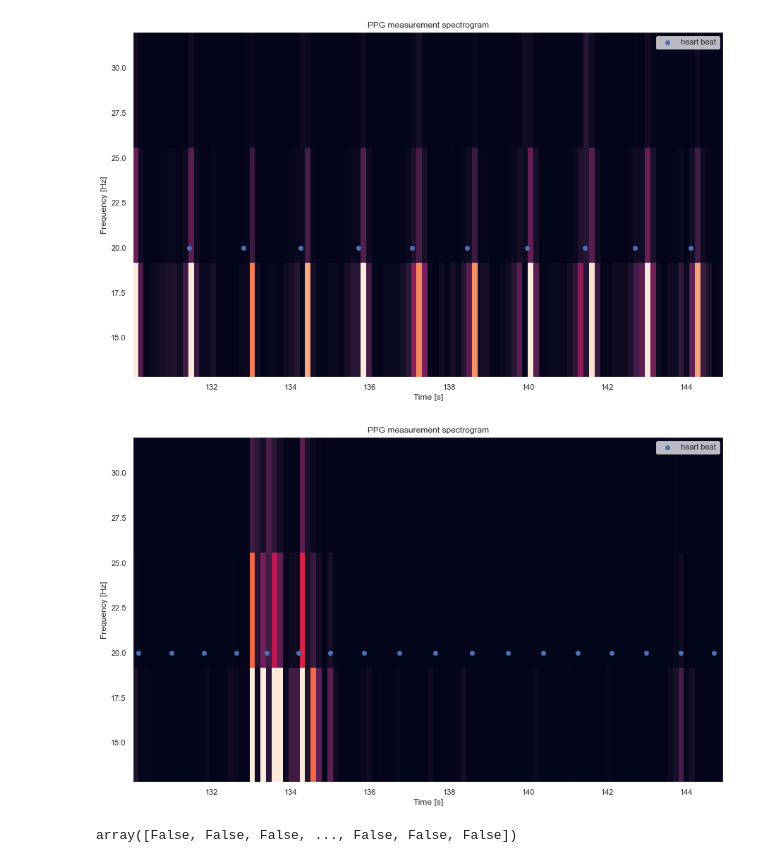
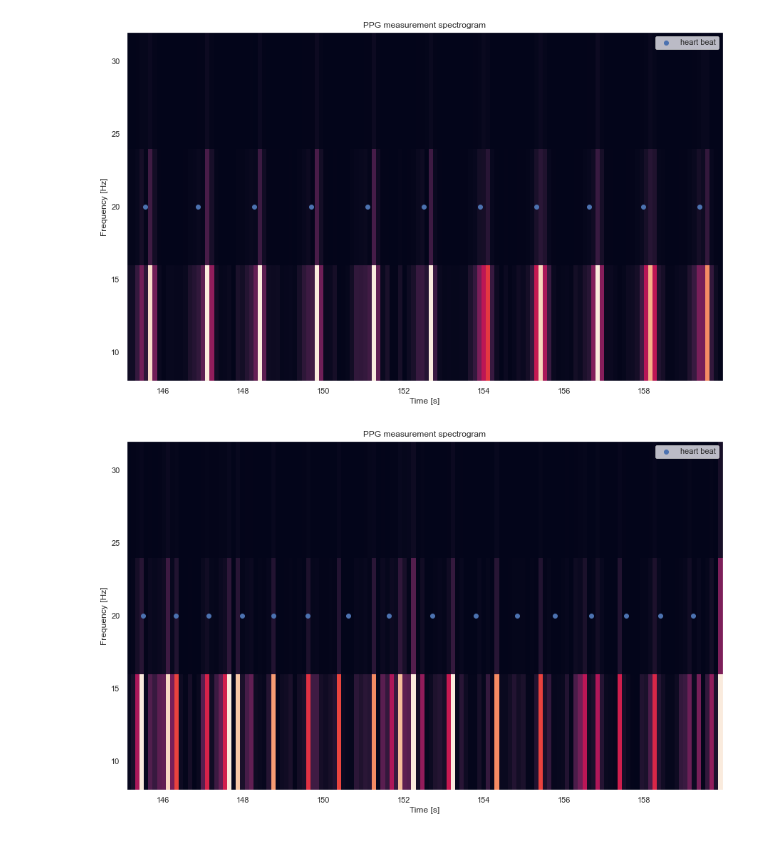
Before and after one commit to pennfranc/adm-ppg-analysis, a Jupyter notebook: signature_analysis.ipynb, the cells around one changed output. Drawn from its saved outputs; the diff is of its cells as text; code cells hidden in the pictures.

```diff
--- a/signature_analysis.ipynb
+++ b/signature_analysis.ipynb
@@ -21,7 +21,7 @@ distances_default_value = 1
 
 fs_ppg = 64
 fs_acc = 32
-nperseg_ppg = 10
+nperseg_ppg = 8
 noverlap = None
 
 distances_list = []
@@ -41,38 +41,34 @@ for dataset in datasets:
     ### keep only frequencies of interest
     fmin = 8 # Hz
     fmax = 32 # Hz
 
     freq_slice_ppg = np.where((f_ppg >= fmin) & (f_ppg <= fmax))
     f_ppg = f_ppg[freq_slice_ppg]
     Sxx_ppg = Sxx_ppg[freq_slice_ppg,:][0]
 
     ### keep only times of interest
-    tmin = 130 # s
-    tmax = 145 # s
+    tmin = 145 # s
+    tmax = 160 # s
 
     time_slice_ppg = np.where((t_ppg >= tmin) & (t_ppg <= tmax))
     t_ppg = t_ppg[time_slice_ppg]
     Sxx_ppg = Sxx_ppg[:, time_slice_ppg][:, 0, :]
     rpeaks_s = rpeaks_s[(rpeaks_s >= tmin) & (rpeaks_s <= tmax)]
 
     ### clip spectrograms
     Sxx_ppg_clipped = np.clip(Sxx_ppg, 0, np.percentile(Sxx_ppg.flatten(), 99))
 
     ### plot ppg spectrogram
     plt.figure(figsize=(15, 9))
     plt.pcolormesh(t_ppg, f_ppg, Sxx_ppg_clipped, shading='flat')
     plt.title('PPG measurement spectrogram')
     plt.ylabel('Frequency [Hz]')
     plt.xlabel('Time [s]')
 
     ### plot heart beats
 
     plt.scatter(rpeaks_s, [(fmax + fmin) / 2] * len(rpeaks_s), label='heart beat')
     plt.legend()
 # %% [output]
-[figure, old version]
+[figure, new version]
-[figure, old version]
+[figure, new version]
-# %%
-rpeaks_s <= 30 & (rpeaks_s >= 1)
-# %% [output]
-array([False, False, False, ..., False, False, False])
```
Also changed, not shown: 2 other files.
